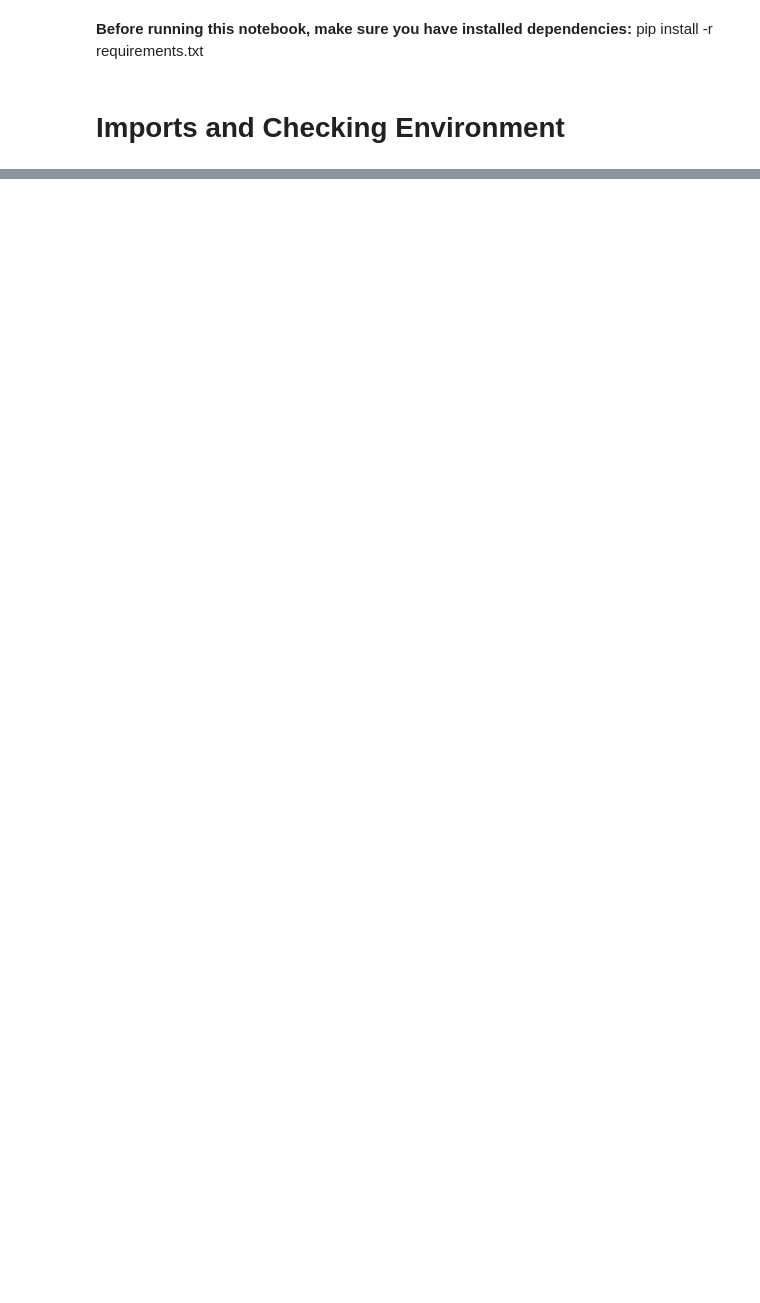
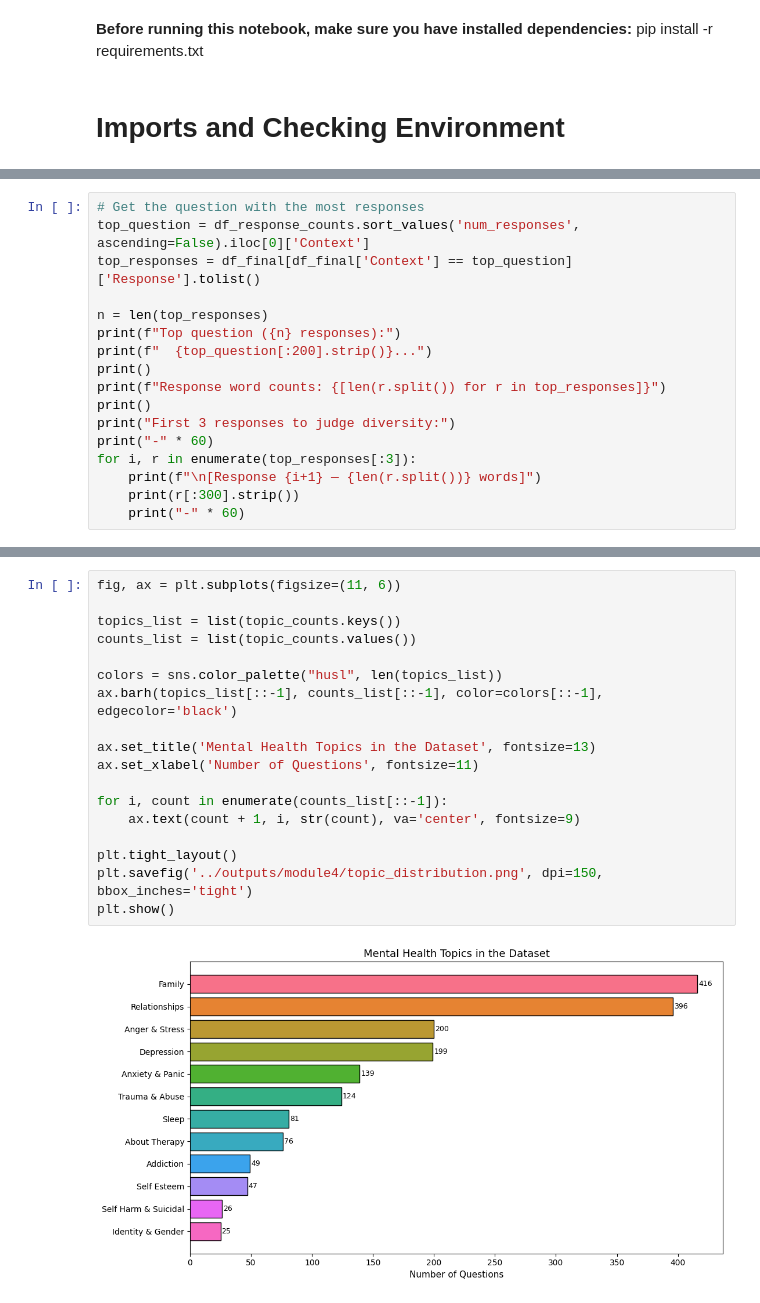
Before and after one commit to mohamed-elessawy/Mental-Health-RAG-Chatbot, a Jupyter notebook: notebooks/module4_rag_pipeline.ipynb, the cells around one changed output, grey strips where cells are left out. Drawn from its saved outputs; the diff is of its cells as text; blank space fills up the shorter version.

```diff
--- a/notebooks/module4_rag_pipeline.ipynb
+++ b/notebooks/module4_rag_pipeline.ipynb
@@ -81,0 +495,17 @@ User: I'm going through some things with my feelings and myself. I barely sleep
+# %%
+# Get the question with the most responses
+top_question = df_response_counts.sort_values('num_responses', ascending=False).iloc[0]['Context']
+top_responses = df_final[df_final['Context'] == top_question]['Response'].tolist()
+
+n = len(top_responses)
+print(f"Top question ({n} responses):")
+print(f"  {top_question[:200].strip()}...")
+print()
+print(f"Response word counts: {[len(r.split()) for r in top_responses]}")
+print()
+print("First 3 responses to judge diversity:")
+print("-" * 60)
+for i, r in enumerate(top_responses[:3]):
+    print(f"\n[Response {i+1} — {len(r.split())} words]")
+    print(r[:300].strip())
+    print("-" * 60)
@@ -81,0 +677,20 @@ User: I'm going through some things with my feelings and myself. I barely sleep
+# %%
+fig, ax = plt.subplots(figsize=(11, 6))
+
+topics_list = list(topic_counts.keys())
+counts_list = list(topic_counts.values())
+
+colors = sns.color_palette("husl", len(topics_list))
+ax.barh(topics_list[::-1], counts_list[::-1], color=colors[::-1], edgecolor='black')
+
+ax.set_title('Mental Health Topics in the Dataset', fontsize=13)
+ax.set_xlabel('Number of Questions', fontsize=11)
+
+for i, count in enumerate(counts_list[::-1]):
+    ax.text(count + 1, i, str(count), va='center', fontsize=9)
+
+plt.tight_layout()
+plt.savefig('../outputs/module4/topic_distribution.png', dpi=150, bbox_inches='tight')
+plt.show()
+# %% [output]
+[figure, added]
```
Also changed, not shown: parts of 47 cells of this notebook, 3 other files.
